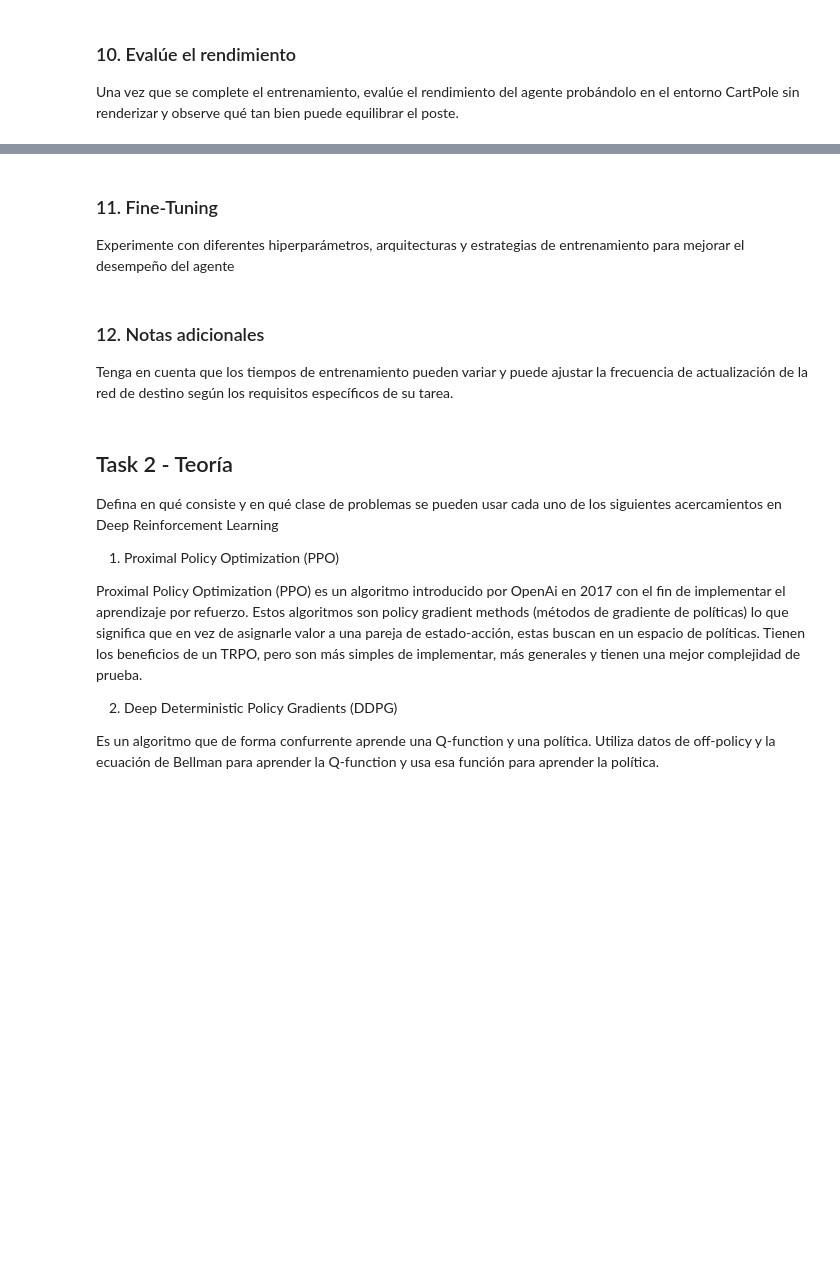
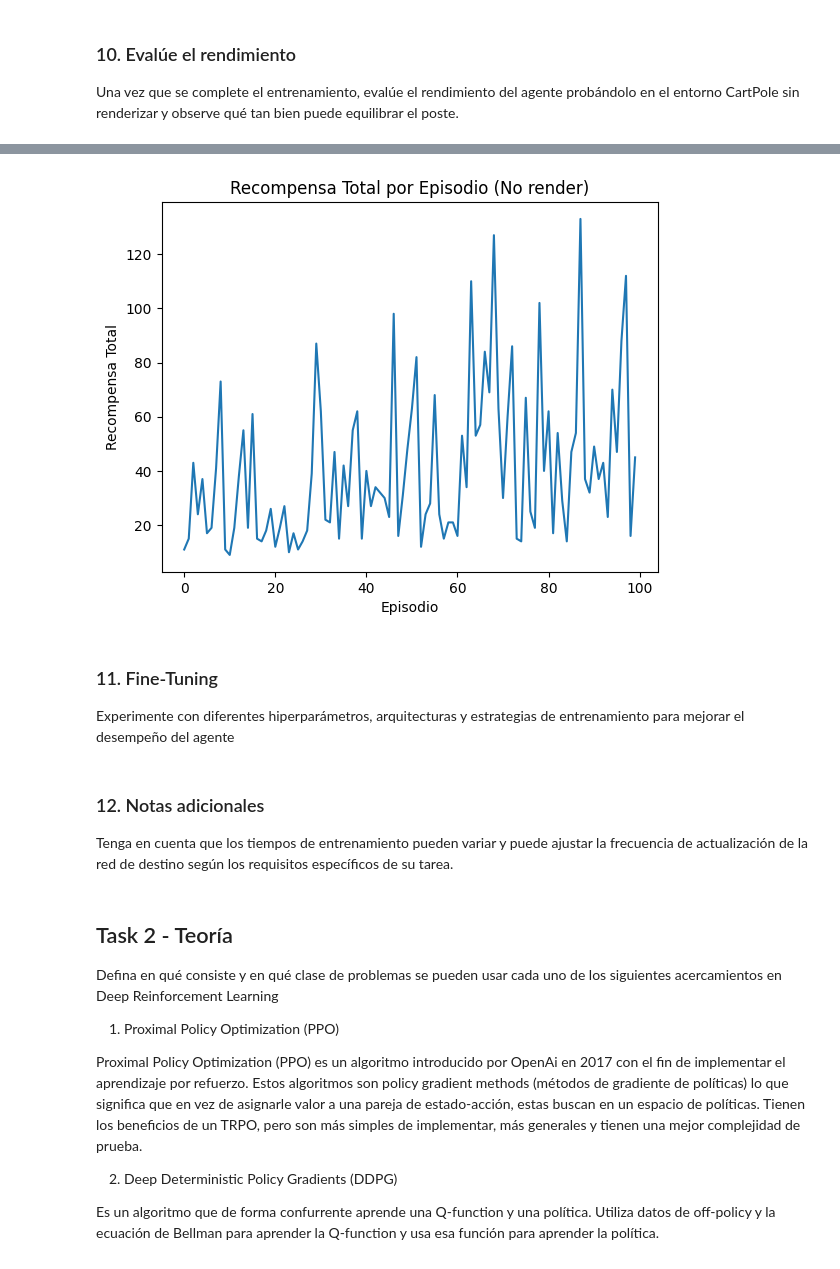
Before and after one commit to MaIsabelSolano/UVG_DL_Lab10, a Jupyter notebook: Lab10.ipynb, the cells around one changed output, grey strips where cells are left out. Cells and saved outputs as stored; diff of their text form; code cells hidden in the pictures; blank space fills up the shorter version.

```diff
--- a/Lab10.ipynb
+++ b/Lab10.ipynb
@@ -201,3 +209,82 @@ total obtenida en cada episodio, para esto utilice una gráfica
 ### 10. Evalúe el rendimiento
 Una vez que se complete el entrenamiento, evalúe el rendimiento del agente
 probándolo en el entorno CartPole sin renderizar y observe qué tan bien puede equilibrar el poste.
+# %%
+# Sin renderizacion
+
+env = gym.make('CartPole-v1')
+
+num_episodes = 100
+
+batch_size = 64
+gamma = 0.99
+epsilon = 1.0
+epsilon_decay = 0.995
+epsilon_min = 0.01
+target_update_frequency = 10
+
+
+episode_rewards = []
+
+for episode in range(num_episodes):
+    state = env.reset()
+
+    state, _ = state
+
+
+    state = np.array(state, dtype=np.float32)
+    state = state.reshape((1, -1))
+
+    total_reward = 0
+    done = False
+    state_count = 0
+
+    while not done:
+
+        action = epsilon_greedy_action(state, epsilon)
+        next_state, reward, done, _, _ = env.step(action)
+        next_state = np.reshape(next_state, [1, input_shape])
+        total_reward += reward
+
+        experience_replay.append((state, action, reward, next_state, done))
+
+        state = next_state
+
+        if len(experience_replay) >= batch_size:
+            states, actions, rewards, next_states, dones = experience_replay_sample(batch_size)
+
+            states = np.vstack(states)
+
+            target_values = online_model.predict(states)
+
+            next_states = np.vstack(next_states)
+
+            target_next_values = target_model.predict(next_states)
+            max_target_values = np.max(target_next_values, axis=1)
+
+            for i in range(batch_size):
+                if dones[i]:
+                    target_values[i][actions[i]] = rewards[i]
+                else:
+                    target_values[i][actions[i]] = rewards[i] + gamma * max_target_values[i]
+
+            online_model.fit(states, target_values, epochs=1, verbose=0)
+
+        if episode % target_update_frequency == 0:
+            target_model.set_weights(online_model.get_weights())
+
+    if epsilon > epsilon_min:
+        print("im in")
+        epsilon *= epsilon_decay
+
+    print(f"Episode {episode}: Total Reward: {total_reward}")
+    episode_rewards.append(total_reward)
+
+env.close()
+
+plt.plot(episode_rewards)
+plt.xlabel("Episodio")
+plt.ylabel("Recompensa Total")
+plt.title("Recompensa Total por Episodio (No render)")
+plt.show()
+# %% [output]
@@ -204,3 +308,4 @@ probándolo en el entorno CartPole sin renderizar y observe qué tan bien puede
+[figure, added]
 # %% [markdown]
 ### 11. Fine-Tuning
 Experimente con diferentes hiperparámetros, arquitecturas y estrategias de entrenamiento
```
Also changed, not shown: parts of 7 cells of this notebook, 3 other files.
